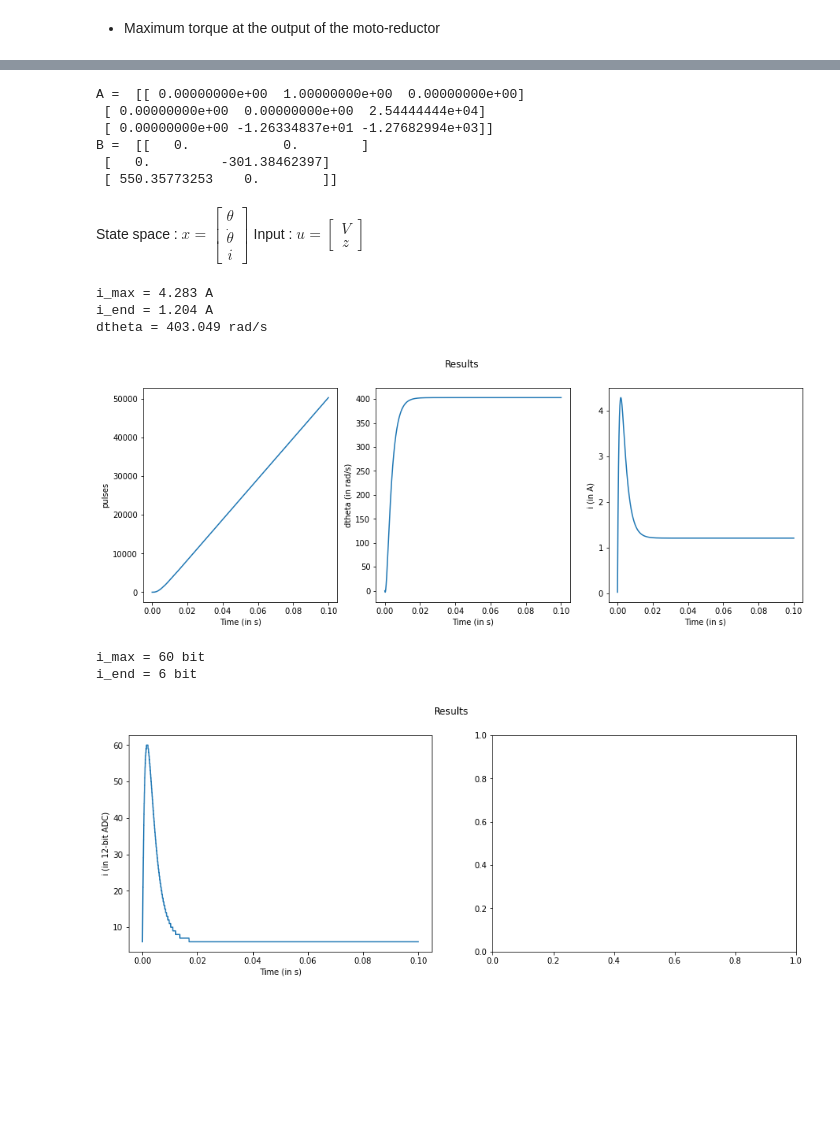
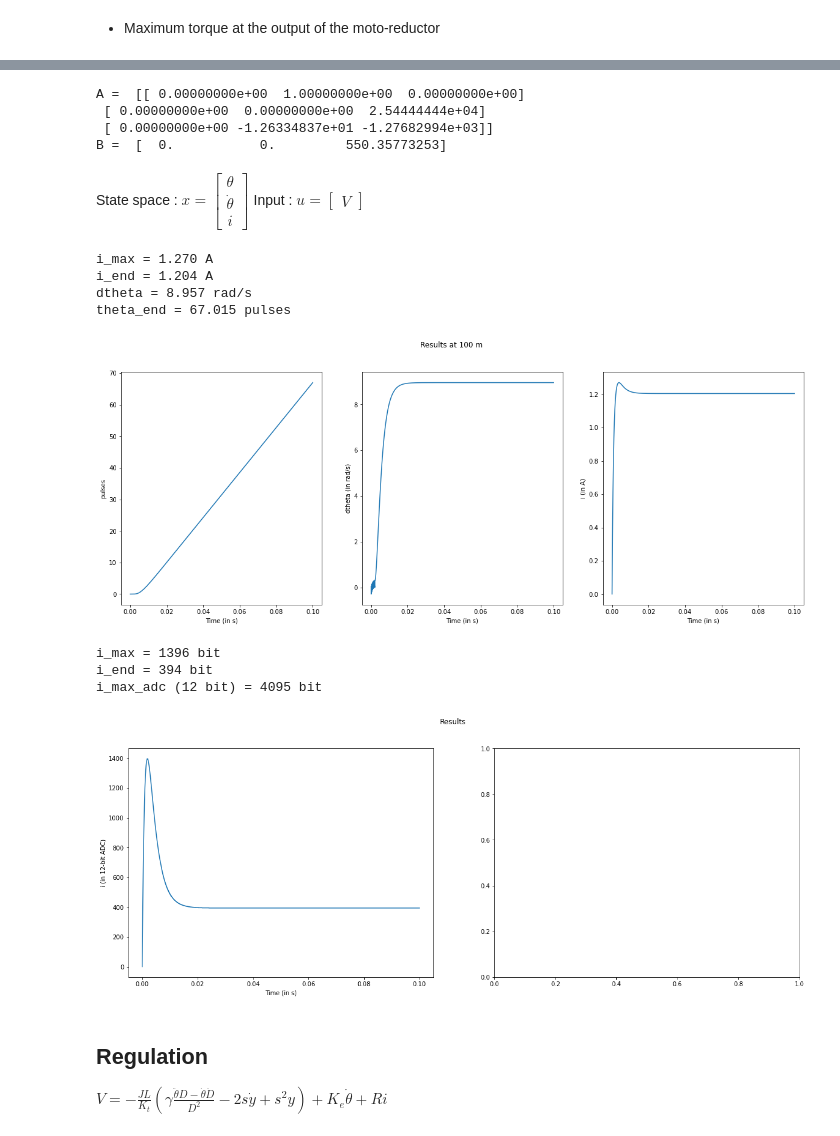
Before and after one commit to ThomasLeMezo/seabot2-hardware, a Jupyter notebook: simulation/DC_Simulator.ipynb, the cells around one changed output, grey strips where cells are left out. Cells and saved outputs as stored; diff of their text form; code cells hidden in the pictures; blank space fills up the shorter version.

```diff
--- a/simulation/DC_Simulator.ipynb
+++ b/simulation/DC_Simulator.ipynb
@@ -32,11 +36,13 @@ https://ctms.engin.umich.edu/CTMS/index.php?example=MotorSpeed&section=SystemMod
 
 https://aleksandarhaber.com/modeling-a-dc-motor-and-matlab-simulation/
 # %%
+rpm_to_rad_s = np.pi/30.
 J = Maxon_RotorInertia * 1e-7 # Moment of inertia (kg.m^2)
-Ke = 1./(Maxon_SpeedConstant*2.*np.pi/60.) # Electromotive force constant  (V/rad/sec)
+Ke = 1./(Maxon_SpeedConstant*rpm_to_rad_s) # Electromotive force constant  (V/rad/sec)
 Kt = Maxon_TorqueConstant*1e-3 # Motor torque constant (N.m/Amp)
 R = Maxon_TerminalResistance + Seabot_AddedInductanceResistance # Electric resistance (Ohm)
 L = Maxon_TerminalInductance*1e-3 + Seabot_AddedInductance # Electric inductance (H)
+#Tfdyn = Maxon_TorqueConstant*1e-3*Maxon_NoLoadCurrent/(Maxon_NoLoadSpeed*rpm_to_rad_s)
 # %% [markdown]
 ### Reductor
 [GPX22UP 103:1](https://www.maxongroup.com/medias/sys_master/root/8882582683678/EN-21-352.pdf)
@@ -53,7 +59,7 @@ Screw_Radius = 6e-3 # m
 Screw_FrictionCoefficient = 0.2 # To be correctly evaluated ! Copper-Copper = 1.2
 Piston_diam = 45e-3 # m
 
-quadrature_resolution = 2048 * 4
+rad_to_pulses = 2048 * 4 / Maxon_Reduction # to convert a rad in pulse
 # %% [markdown]
 ### Environement
 # %%
@@ -90,8 +96,12 @@ Equivalent in kg for test at 100m : 163.02 kg
 max_torque_maxon = Maxon_NominalTorque*1.e-3*Maxon_Reduction
 print('Nominal Torque (output reductor) = {:.2f} Nm'.format(max_torque_maxon))
 
-torque_at_z = pistonSurface*rho*g* force_to_torque_coeff / Maxon_Reduction
-print('Torque at 100 (output motor) = {:.2f} Nm'.format(torque_at_z*100))
+Tz_coeff = pistonSurface*rho*g* force_to_torque_coeff / Maxon_Reduction
+Tz_at_100 = Tz_coeff*100
+print('Torque at 100 (output motor) = {:.2f} Nm'.format(Tz_at_100))
+
+Tfstatic = Kt*20e-3 # constant friction of the system : 20mA
+print('Torque friction = {:.2f} mNm'.format(Tf*1e3))
 # %% [output]
 Nominal Torque (output reductor) = 3.04 Nm
 Torque at 100 (output motor) = 0.03 Nm
@@ -129,16 +136,14 @@ z \\
 # %%
 A = np.array([[0., 1., 0.],[0., 0., Kt/J], [0., -Ke/L,-R/L]])
-B = np.array([[0.0, 0.0],[0., -torque_at_z/J], [1./L, 0.]])
+B = np.array([0.0,0.,1./L])
 print('A = ', A)
 print('B = ', B)
 # %% [output]
 A =  [[ 0.00000000e+00  1.00000000e+00  0.00000000e+00]
  [ 0.00000000e+00  0.00000000e+00  2.54444444e+04]
  [ 0.00000000e+00 -1.26334837e+01 -1.27682994e+03]]
-B =  [[   0.            0.        ]
- [   0.         -301.38462397]
- [ 550.35773253    0.        ]]
+B =  [  0.           0.         550.35773253]
 # %% [markdown]
 State space : $x = \begin{bmatrix}\theta \\ \dot\theta \\ i\end{bmatrix}$
-Input : $u = \begin{bmatrix}V\\ z\end{bmatrix}$
+Input : $u = \begin{bmatrix}V\end{bmatrix}$
 # %%
@@ -164,29 +181,34 @@ result_i = np.transpose(result_x)[3] + 20e-3 # Add No load current
 # %%
 # Display
 fig, axs = plt.subplots(1,3)
-fig.suptitle('Results')
-axs[0].plot(np.transpose(result_x)[0], np.floor(np.transpose(result_x)[1]*quadrature_resolution/(2*np.pi)))
+fig.suptitle('Results at ' + str(z) + ' m')
+axs[0].plot(np.transpose(result_x)[0], (np.transpose(result_x)[1]*rad_to_pulses))
 axs[0].set_xlabel('Time (in s)')
-#axs[0].set_ylabel('theta (in rad)')
 axs[0].set_ylabel('pulses')
 
 axs[1].plot(np.transpose(result_x)[0], np.transpose(result_x)[2])
 axs[1].set_xlabel('Time (in s)')
 axs[1].set_ylabel('dtheta (in rad/s)')
 
-axs[2].plot(np.transpose(result_x)[0], result_i)
+axs[2].plot(np.transpose(result_x)[0], np.transpose(result_x)[3])
 axs[2].set_xlabel('Time (in s)')
 axs[2].set_ylabel('i (in A)')
 
 # Analysis
+result_i = np.transpose(result_x)[3]
+
 print('i_max = {:.3f} A'.format(np.max(result_i)))
-print('i_end = {:.3f} A'.format(result_i[-3]))
+print('i_end = {:.3f} A'.format(result_i[-1]))
 print('dtheta = {:.3f} rad/s'.format(np.max(np.transpose(result_x)[2])))
+print('theta_end = {:.3f} pulses'.format(np.max(np.transpose(result_x)[1][-1]*rad_to_pulses)))
+
+# Max dtheta at 100m = 400 rad/s
 # %% [output]
-i_max = 4.283 A
+i_max = 1.270 A
 i_end = 1.204 A
-dtheta = 403.049 rad/s
+dtheta = 8.957 rad/s
+theta_end = 67.015 pulses
-[figure, old version]
+[figure, new version]
 # %%
 result_i_adc = np.floor(result_i*current_to_adc)
 
@@ -198,7 +220,12 @@ axs[0].set_ylabel('i (in 12-bit ADC)')
 
 print('i_max = {:g} bit'.format(np.max(result_i_adc)))
 print('i_end = {:g} bit'.format(result_i_adc[-3]))
+print('i_max_adc (12 bit) = {:g} bit'.format(2**12-1))
 # %% [output]
-i_max = 60 bit
-i_end = 6 bit
+i_max = 1396 bit
+i_end = 394 bit
+i_max_adc (12 bit) = 4095 bit
-[figure, old version]
+[figure, new version]
+# %% [markdown]
+## Regulation
+$V=-\frac{JL}{K_{t}}\left(\gamma\frac{\ddot{\theta}D-\dot{\theta}\dot{D}}{D^{2}}-2s\dot{y}+s^{2}y\right)+K_{e}\dot{\theta}+Ri$
```
Also changed, not shown: parts of 9 cells of this notebook, 3 other files.
